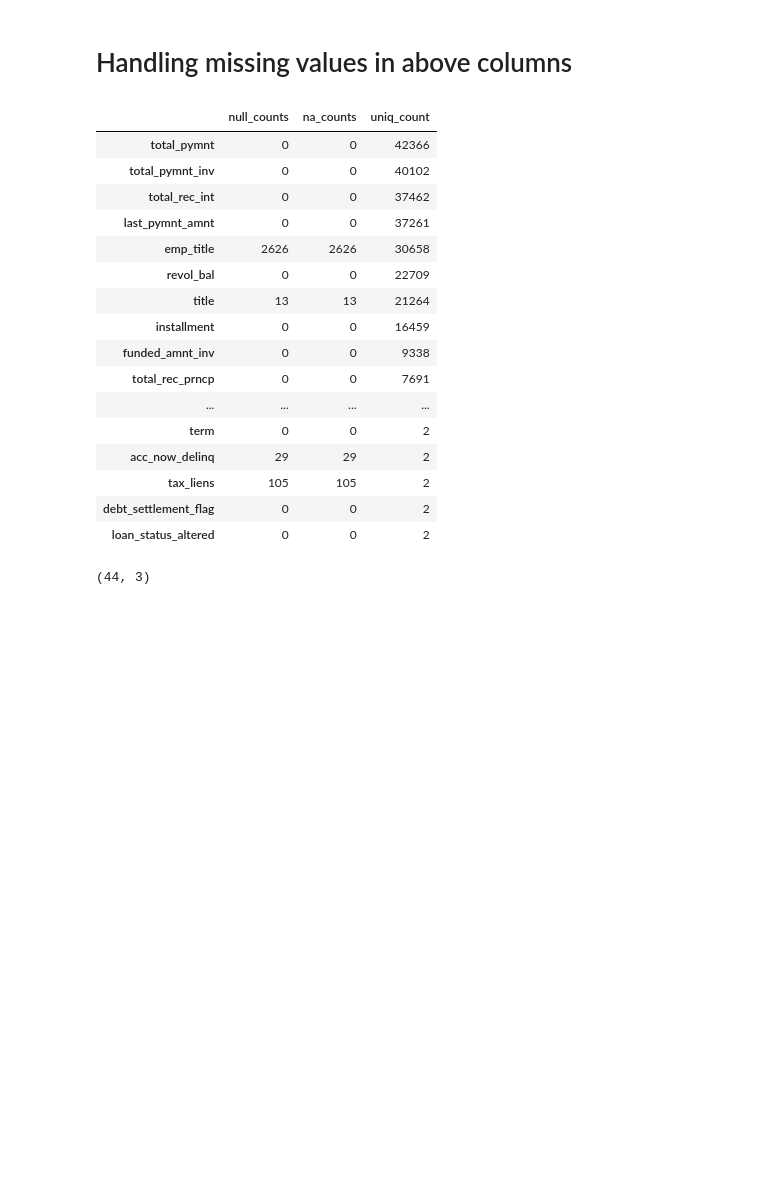
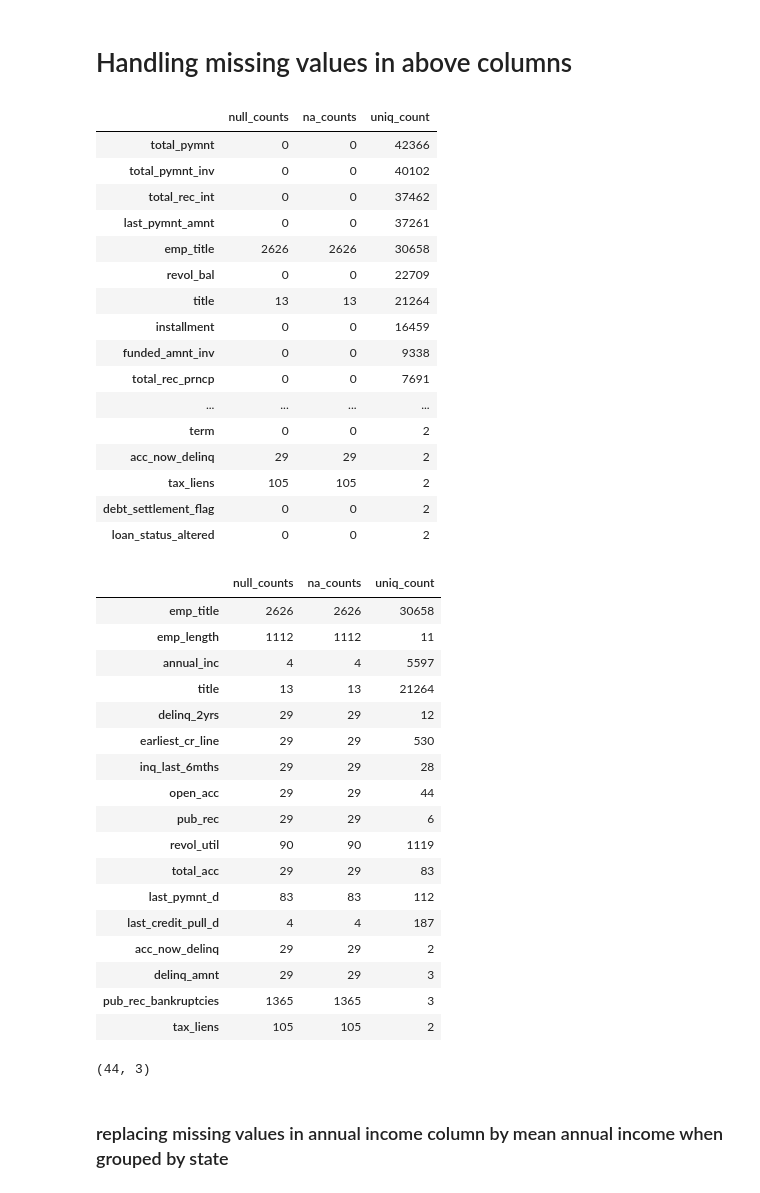
Before and after one commit to shashikumar2010s/AT-T, a Jupyter notebook: EDA.ipynb, the cells around one changed output. Saved outputs shown, nothing was run; the diff lists cells and outputs as text; code cells hidden in the pictures; blank space fills up the shorter version.

```diff
--- a/EDA.ipynb
+++ b/EDA.ipynb
@@ -179,31 +179,52 @@ shape of dataframe after dropping single valued columns: (42535, 44)
 # %%
 pd.set_option('display.max_rows', None)
 null_counts = loan_stat_df.isnull().sum()#.to_frame()
 na_counts = loan_stat_df.isna().sum()#.to_frame()
 uniq_count_df = loan_stat_df.nunique().to_frame()
 null_counts_df = null_counts.to_frame()
 na_counts_df = na_counts.to_frame()
 df_concat = pd.concat([null_counts_df, na_counts_df, uniq_count_df], axis=1)
 df_concat.columns = ['null_counts', 'na_counts', 'uniq_count']
+df_concat_filtered = df_concat[df_concat['null_counts'] > 0]
 df_concat_sorted =df_concat.sort_values('uniq_count', ascending=False)
-display(df_concat_sorted)
+display(df_concat_sorted, df_concat_filtered)
 print(df_concat.shape)
 # %% [output]
 |  | null_counts | na_counts | uniq_count |
 | total_pymnt | 0 | 0 | 42366 |
 | total_pymnt_inv | 0 | 0 | 40102 |
 | total_rec_int | 0 | 0 | 37462 |
 | last_pymnt_amnt | 0 | 0 | 37261 |
 | emp_title | 2626 | 2626 | 30658 |
 | revol_bal | 0 | 0 | 22709 |
 | title | 13 | 13 | 21264 |
 | installment | 0 | 0 | 16459 |
 | funded_amnt_inv | 0 | 0 | 9338 |
 | total_rec_prncp | 0 | 0 | 7691 |
 | ... | ... | ... | ... |
 | term | 0 | 0 | 2 |
 | acc_now_delinq | 29 | 29 | 2 |
 | tax_liens | 105 | 105 | 2 |
 | debt_settlement_flag | 0 | 0 | 2 |
 | loan_status_altered | 0 | 0 | 2 |
+|  | null_counts | na_counts | uniq_count |
+| emp_title | 2626 | 2626 | 30658 |
+| emp_length | 1112 | 1112 | 11 |
+| annual_inc | 4 | 4 | 5597 |
+| title | 13 | 13 | 21264 |
+| delinq_2yrs | 29 | 29 | 12 |
+| earliest_cr_line | 29 | 29 | 530 |
+| inq_last_6mths | 29 | 29 | 28 |
+| open_acc | 29 | 29 | 44 |
+| pub_rec | 29 | 29 | 6 |
+| revol_util | 90 | 90 | 1119 |
+| total_acc | 29 | 29 | 83 |
+| last_pymnt_d | 83 | 83 | 112 |
+| last_credit_pull_d | 4 | 4 | 187 |
+| acc_now_delinq | 29 | 29 | 2 |
+| delinq_amnt | 29 | 29 | 3 |
+| pub_rec_bankruptcies | 1365 | 1365 | 3 |
+| tax_liens | 105 | 105 | 2 |
 (44, 3)
+# %% [markdown]
+### replacing missing values in annual income column by mean annual income when grouped by state
```
Also changed, not shown: parts of 9 cells of this notebook.
